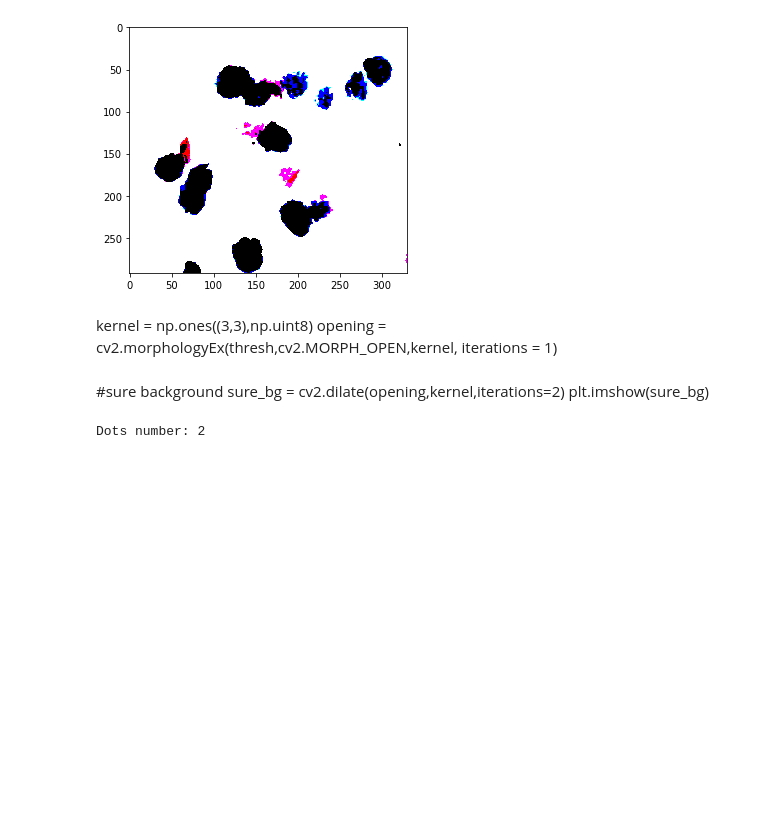
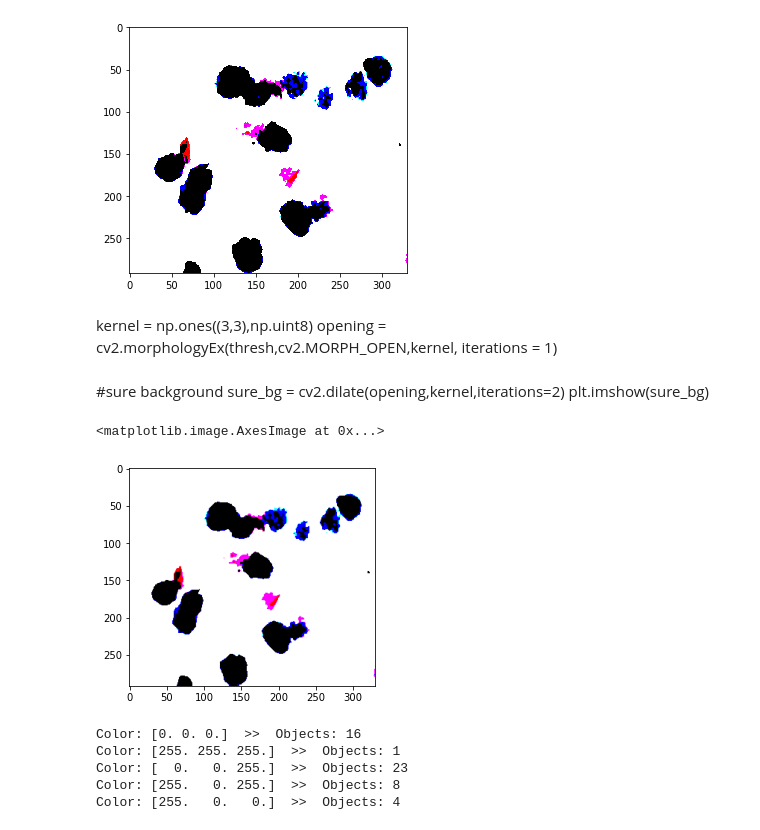
Before and after one commit to isbhsun/cell-image, a Jupyter notebook: Preprocessing.ipynb, the cells around one changed output. Cells and saved outputs as stored; diff of their text form; code cells hidden in the pictures; blank space fills up the shorter version.

Commit message:
add kmeans clustering and counting blobs

```diff
--- a/Preprocessing.ipynb
+++ b/Preprocessing.ipynb
@@ -103,16 +72,28 @@ cnts = imutils.grab_contours(cnts)
-# %%
-## findcontours
-cnts = cv2.findContours(thresh, cv2.RETR_LIST, cv2.CHAIN_APPROX_SIMPLE)[-2]
-
-
-## filter by area
-s1= 3
-s2 = 20
-xcnts = []
-for cnt in cnts:
-    if s1<cv2.contourArea(cnt) <s2:
-        xcnts.append(cnt)
-
-print("Dots number: {}".format(len(xcnts)))
-# %% [output]
-Dots number: 2
+# %%
+plt.imshow(opening)
+# %% [output]
+<matplotlib.image.AxesImage at 0x...>
+[figure, added]
+# %%
+rows, cols, bands = opening.shape
+X = thresh.reshape(rows*cols, bands)
+kmeans = KMeans(n_clusters=5, random_state=0).fit(X)
+labels = kmeans.labels_.reshape(rows, cols)
+
+for i in np.unique(labels):
+    blobs = np.int_(morphology.binary_opening(labels == i))
+    color = np.around(kmeans.cluster_centers_[i])
+    count = len(np.unique(measure.label(blobs))) - 1
+    print('Color: {}  >>  Objects: {}'.format(color, count))
+
+#[255,0,255] fushia
+#[255, 0, 0] red
+# [0, 0, 255] blue
+# [0, 255, 255] cyan
+# [255, 255, 0] yellow
+# %% [output]
+Color: [0. 0. 0.]  >>  Objects: 16
+Color: [255. 255. 255.]  >>  Objects: 1
+Color: [  0.   0. 255.]  >>  Objects: 23
+Color: [255.   0. 255.]  >>  Objects: 8
+Color: [255.   0.   0.]  >>  Objects: 4
```
Also changed, not shown: parts of 23 cells of this notebook.
